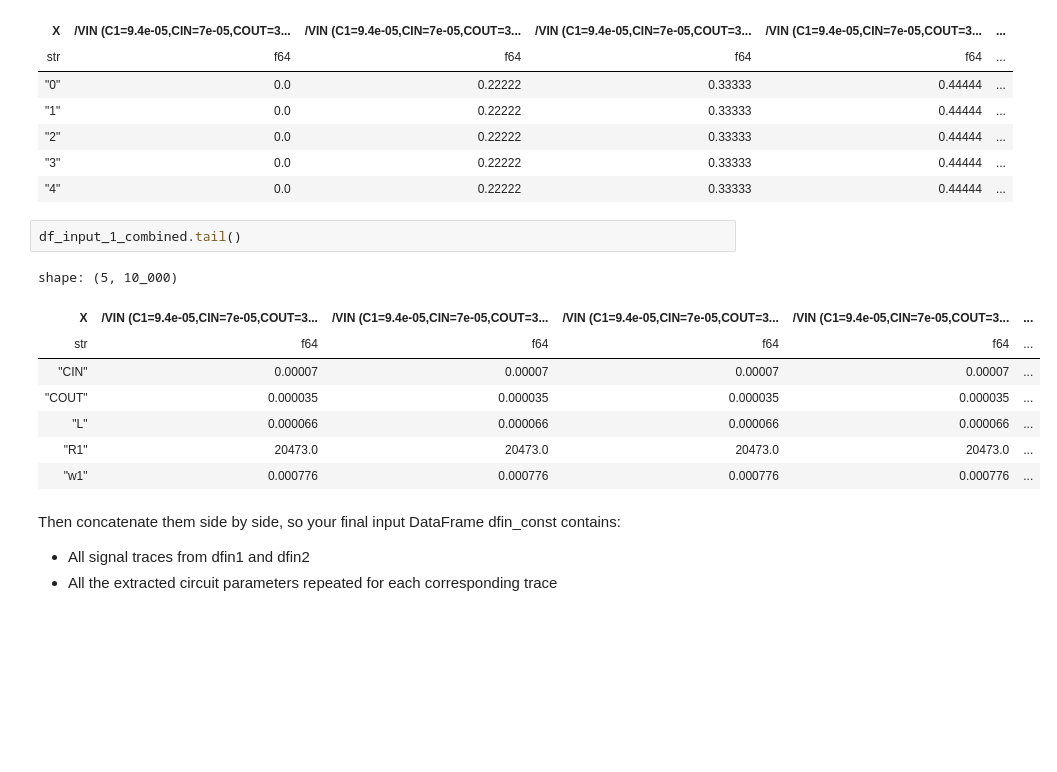
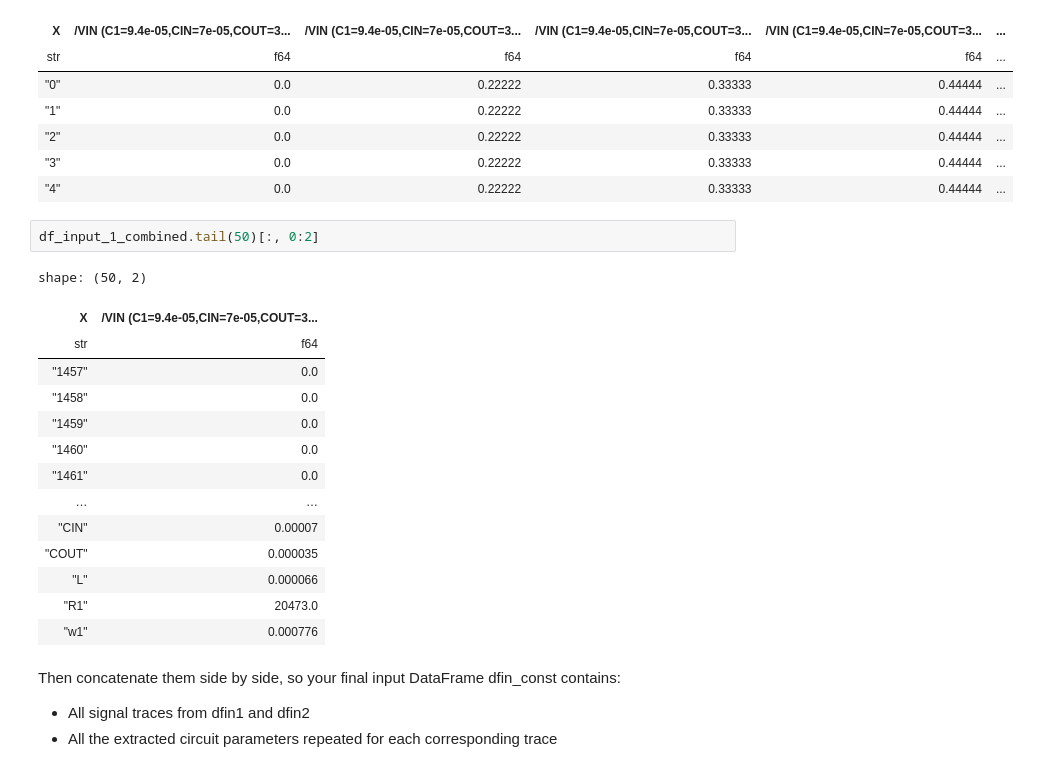
Before and after one commit to LuposX/SpikeSynth, a Jupyter notebook: surrogate/1_create_surrogate_dataset.ipynb, the cells around one changed output. Cells and saved outputs as stored; diff of their text form; blank space fills up the shorter version.

```diff
--- a/surrogate/1_create_surrogate_dataset.ipynb
+++ b/surrogate/1_create_surrogate_dataset.ipynb
@@ -186,16 +192,22 @@ shape: (5, 10_000)
 | "3" | 0.0 | 0.22222 | 0.33333 | 0.44444 | ... |
 | "4" | 0.0 | 0.22222 | 0.33333 | 0.44444 | ... |
 # %%
-df_input_1_combined.tail()
+df_input_1_combined.tail(50)[:, 0:2]
 # %% [output]
-shape: (5, 10_000)
+shape: (50, 2)
-| X | /VIN (C1=9.4e-05,CIN=7e-05,COUT=3... | /VIN (C1=9.4e-05,CIN=7e-05,COUT=3... | /VIN (C1=9.4e-05,CIN=7e-05,COUT=3... | /VIN (C1=9.4e-05,CIN=7e-05,COUT=3... | ... |
-| str | f64 | f64 | f64 | f64 | ... |
-| "CIN" | 0.00007 | 0.00007 | 0.00007 | 0.00007 | ... |
-| "COUT" | 0.000035 | 0.000035 | 0.000035 | 0.000035 | ... |
-| "L" | 0.000066 | 0.000066 | 0.000066 | 0.000066 | ... |
-| "R1" | 20473.0 | 20473.0 | 20473.0 | 20473.0 | ... |
-| "w1" | 0.000776 | 0.000776 | 0.000776 | 0.000776 | ... |
+| X | /VIN (C1=9.4e-05,CIN=7e-05,COUT=3... |
+| str | f64 |
+| "1457" | 0.0 |
+| "1458" | 0.0 |
+| "1459" | 0.0 |
+| "1460" | 0.0 |
+| "1461" | 0.0 |
+| … | … |
+| "CIN" | 0.00007 |
+| "COUT" | 0.000035 |
+| "L" | 0.000066 |
+| "R1" | 20473.0 |
+| "w1" | 0.000776 |
 # %% [markdown]
 Then concatenate them side by side, so your final input DataFrame dfin_const contains:
 - All signal traces from dfin1 and dfin2
```
Also changed, not shown: parts of 13 cells of this notebook, 6 other files.
